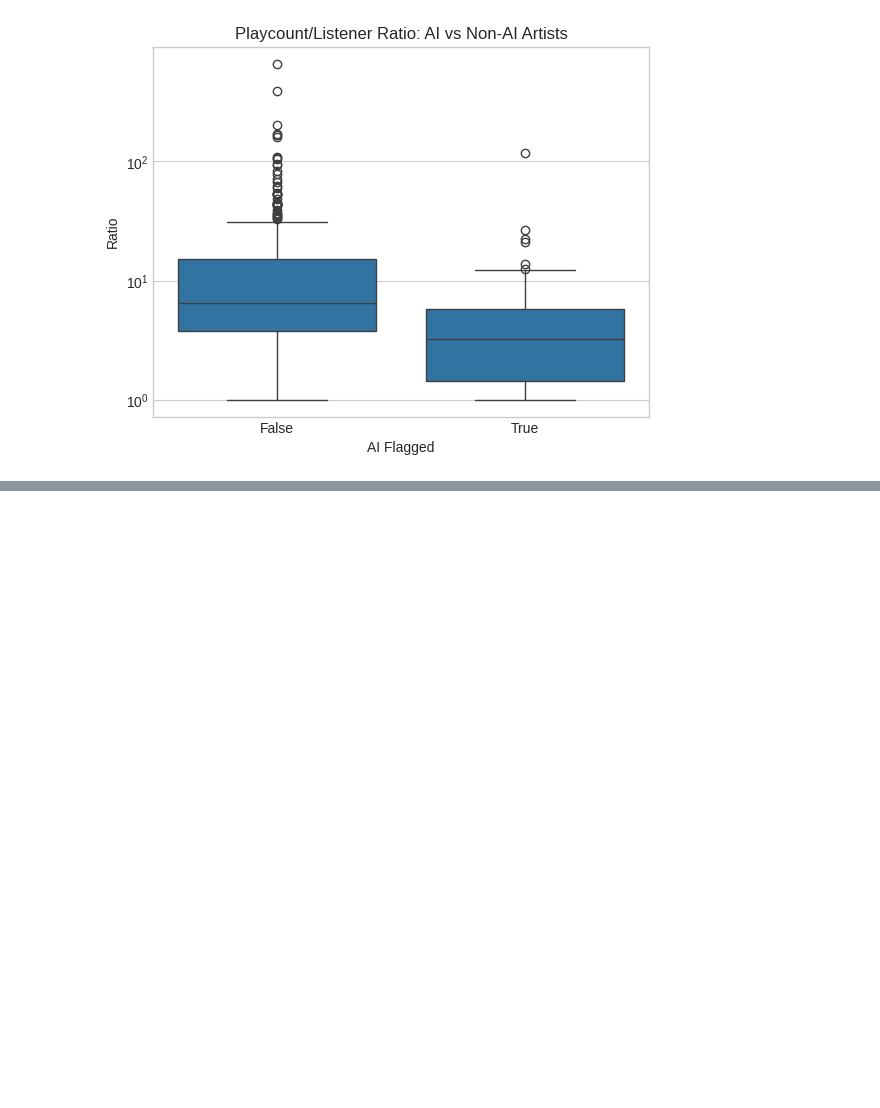
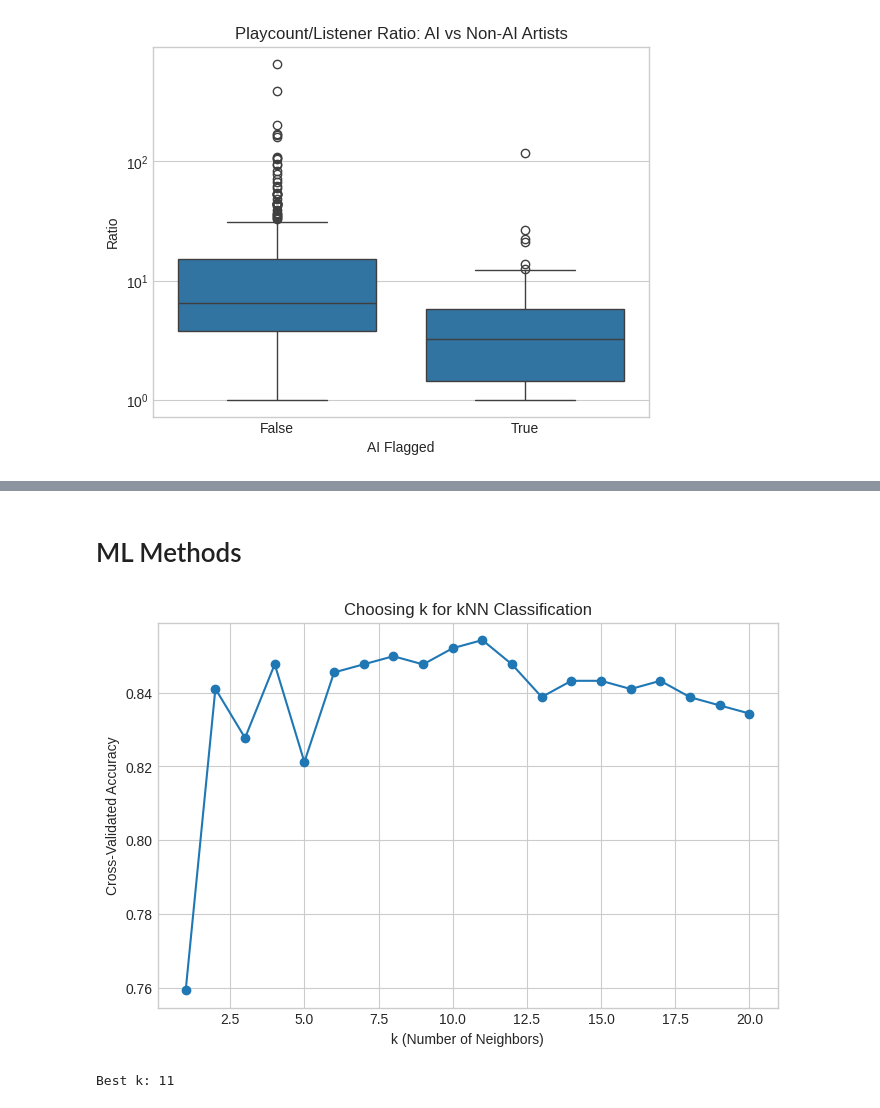
Before and after one commit to pelinumur-maker/dsa210-project-cranberry, a Jupyter notebook: dsa_eda.ipynb, the cells around one changed output, grey strips where cells are left out. Drawn from its saved outputs; the diff is of its cells as text; code cells hidden in the pictures; blank space fills up the shorter version.

```diff
--- a/dsa_eda.ipynb
+++ b/dsa_eda.ipynb
@@ -264,0 +274,54 @@ colors = mydata_with_ratio[]
+# %% [markdown]
+# ML Methods
+# %%
+"""KNN"""
+
+
+# Used the code from week 9 recitation
+
+from sklearn.datasets import make_regression, make_classification
+from sklearn.neighbors import KNeighborsRegressor, KNeighborsClassifier
+from sklearn.model_selection import cross_val_score
+import numpy as np
+import matplotlib.pyplot as plt
+
+from sklearn.preprocessing import StandardScaler
+from sklearn.metrics import classification_report
+
+
+
+features = ["artist_listeners", "artist_playcount", "artist_fans_deezer", "playcount_to_listener_ratio"]
+df_ml = mydata_with_ratio[features + ["ai_flagged"]].dropna()
+X_clf = df_ml[features].values
+y_clf = df_ml["ai_flagged"].astype(int).values #converted true and false inputs into integers 1 and 0
+
+
+#Used code from claude for KNN scaling operations with the prompt "integrate appropriate scaling operations for KNN"
+scaler = StandardScaler()
+X_clf = scaler.fit_transform(X_clf)
+
+# Try different values of k
+k_values = list(range(1, 21))
+cv_scores = []
+
+
+
+for k in k_values:
+    model = KNeighborsClassifier(n_neighbors=k)
+    scores = cross_val_score(model, X_clf, y_clf, cv=5, scoring='accuracy')
+    cv_scores.append(scores.mean())
+
+# Plot k vs accuracy
+plt.figure(figsize=(8, 5))
+plt.plot(k_values, cv_scores, marker='o')
+plt.xlabel("k (Number of Neighbors)")
+plt.ylabel("Cross-Validated Accuracy")
+plt.title("Choosing k for kNN Classification")
+plt.grid(True)
+plt.show()
+
+best_k = k_values[np.argmax(cv_scores)]
+print(f"Best k: {best_k}")
+# %% [output]
+[figure, added]
+Best k: 11
```
Also changed, not shown: parts of 2 cells of this notebook.
